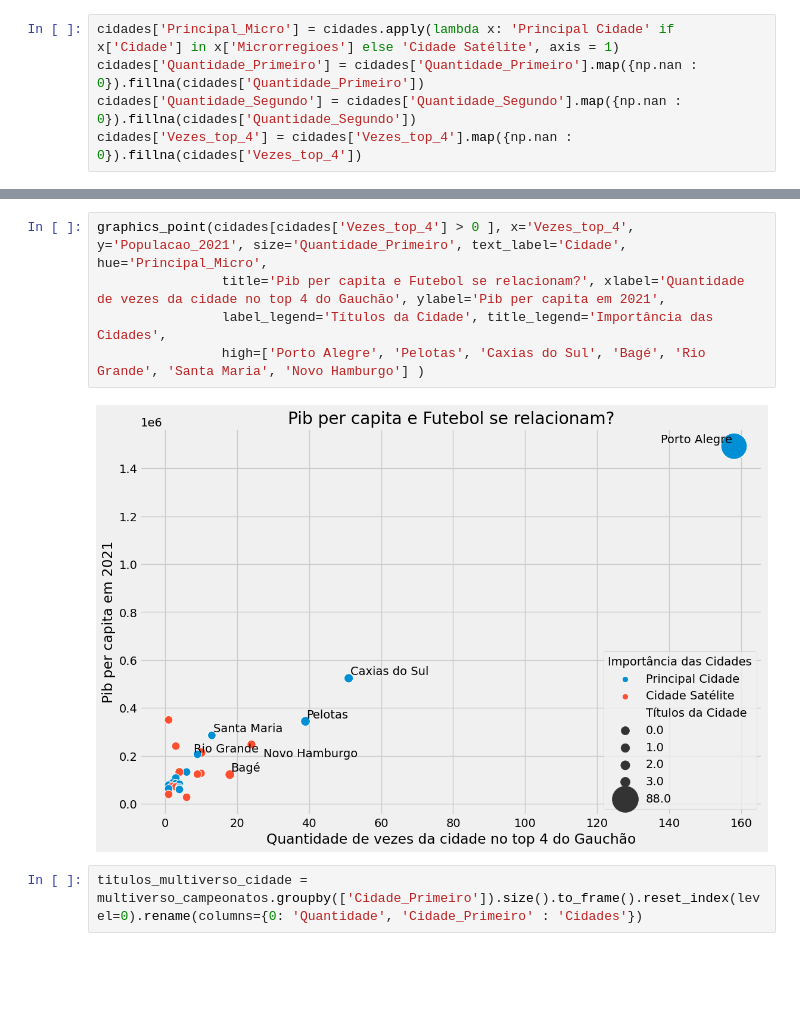
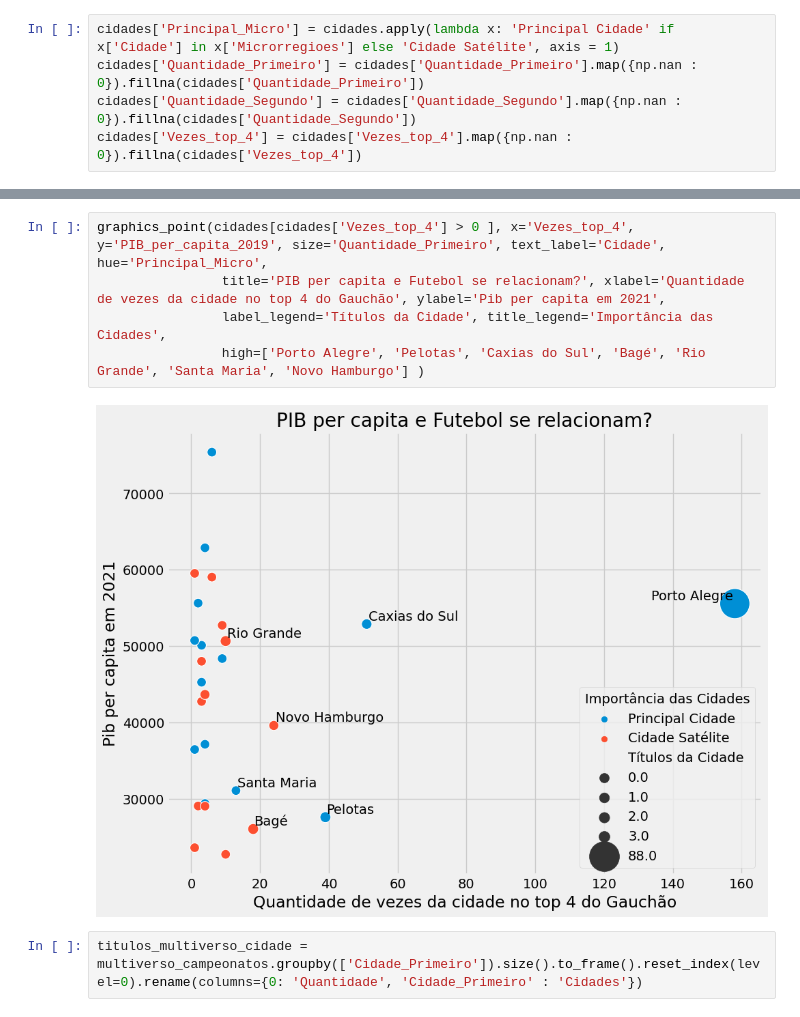
Before and after one commit to VitorBSP/Multiverso_greNAL, a Jupyter notebook: analise.ipynb, the cells around one changed output, grey strips where cells are left out. Drawn from its saved outputs; the diff is of its cells as text; blank space fills up the shorter version.

```diff
--- a/analise.ipynb
+++ b/analise.ipynb
@@ -486,10 +508,10 @@ graphics_point(cidades[cidades['Vezes_top_4'] > 0 ], x='Vezes_top_4', y='Populac
 # %%
-graphics_point(cidades[cidades['Vezes_top_4'] > 0 ], x='Vezes_top_4', y='Populacao_2021', size='Quantidade_Primeiro', text_label='Cidade', hue='Principal_Micro',
-                title='Pib per capita e Futebol se relacionam?', xlabel='Quantidade de vezes da cidade no top 4 do Gauchão', ylabel='Pib per capita em 2021',
+graphics_point(cidades[cidades['Vezes_top_4'] > 0 ], x='Vezes_top_4', y='PIB_per_capita_2019', size='Quantidade_Primeiro', text_label='Cidade', hue='Principal_Micro',
+                title='PIB per capita e Futebol se relacionam?', xlabel='Quantidade de vezes da cidade no top 4 do Gauchão', ylabel='Pib per capita em 2021',
                 label_legend='Títulos da Cidade', title_legend='Importância das Cidades',
                 high=['Porto Alegre', 'Pelotas', 'Caxias do Sul', 'Bagé', 'Rio Grande', 'Santa Maria', 'Novo Hamburgo'] )
 # %% [output]
-[figure, old version]
+[figure, new version]
 # %%
 titulos_multiverso_cidade = multiverso_campeonatos.groupby(['Cidade_Primeiro']).size().to_frame().reset_index(level=0).rename(columns={0: 'Quantidade', 'Cidade_Primeiro' : 'Cidades'})
 # %%
```
Also changed, not shown: parts of 15 cells of this notebook, 1 other file.
